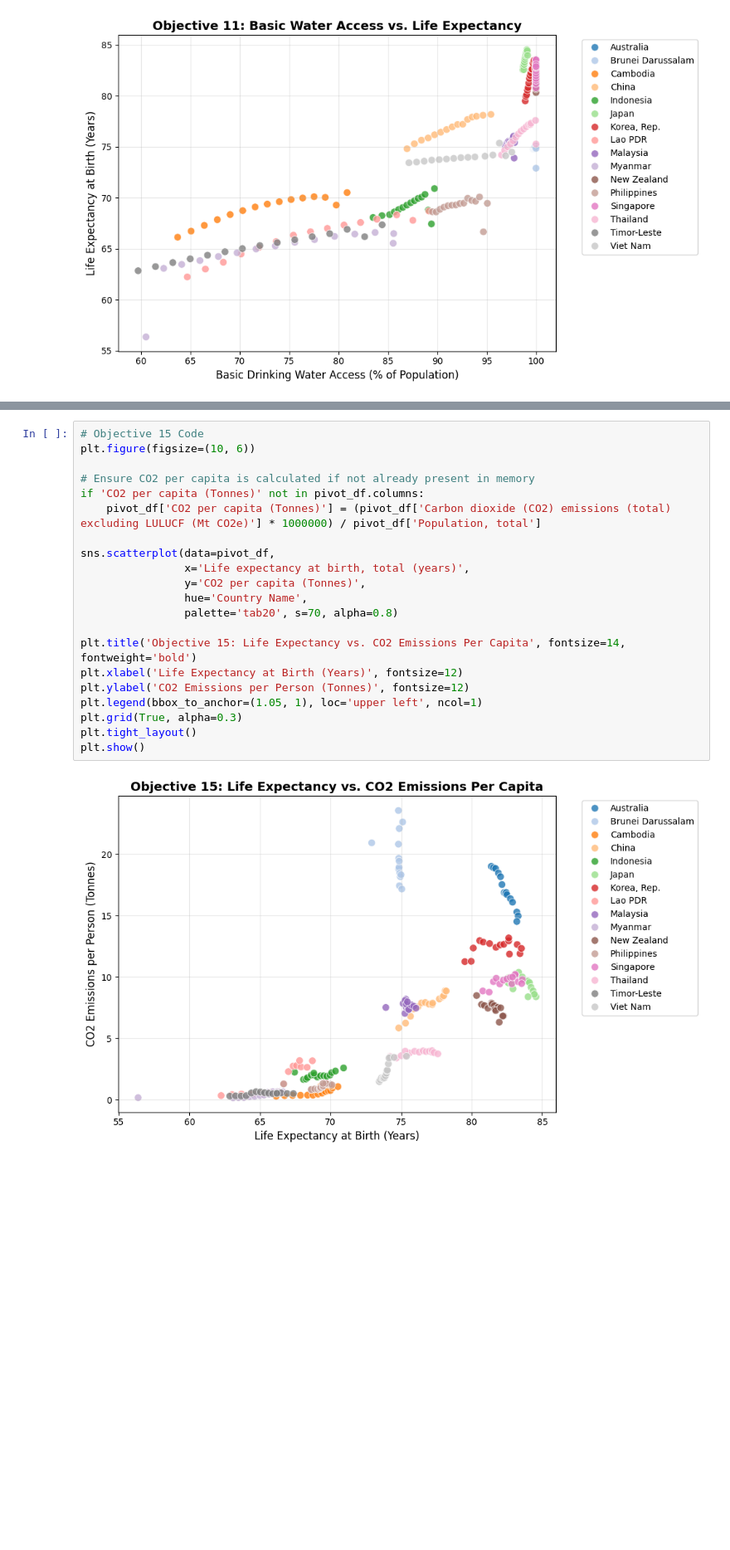
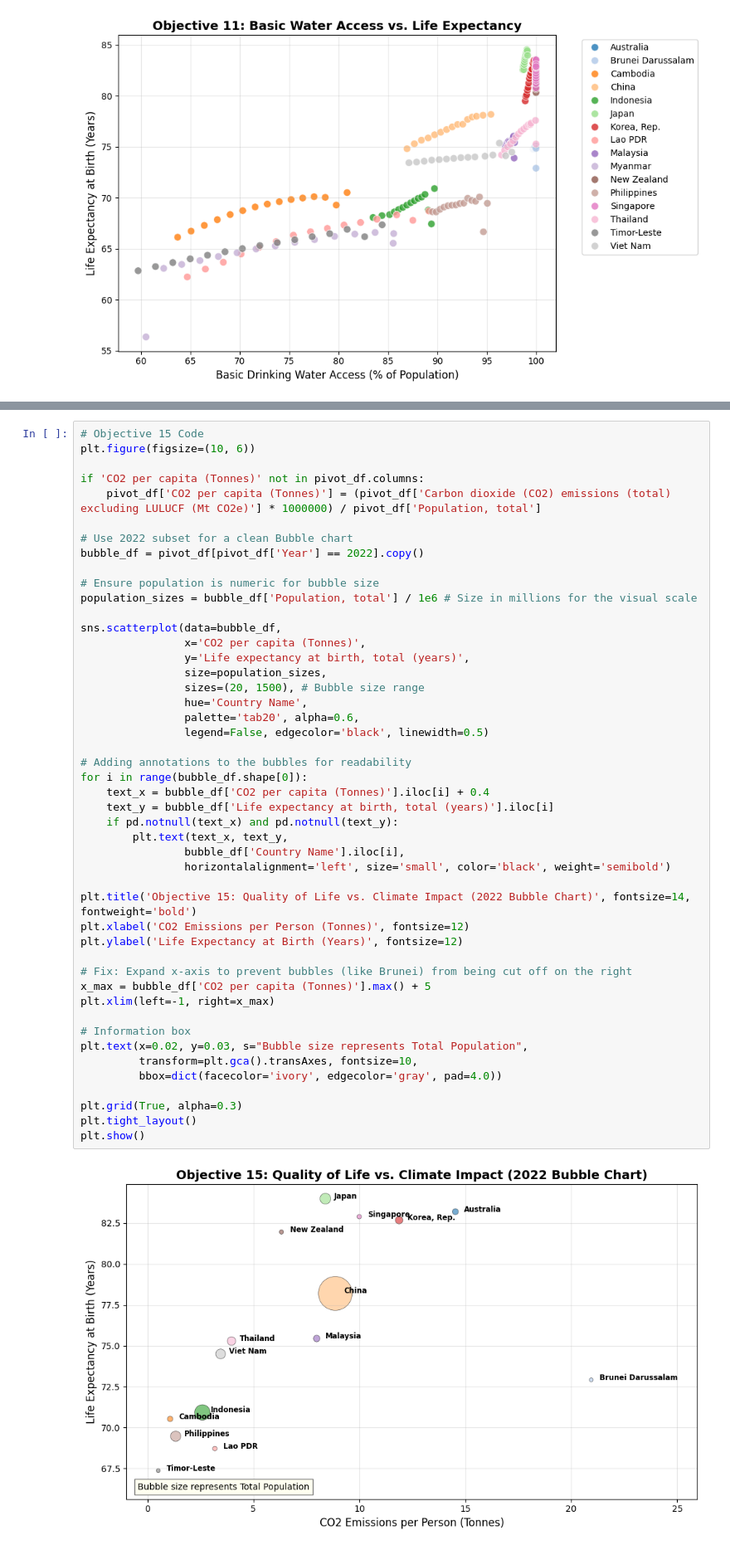
Before and after one commit to ThomasdeCarpio/DV-Lab02, a Jupyter notebook: visualize.ipynb, the cells around one changed output, grey strips where cells are left out. Shown at 83% size. Saved outputs shown, nothing was run; the diff lists cells and outputs as text; blank space fills up the shorter version.

```diff
--- a/visualize.ipynb
+++ b/visualize.ipynb
@@ -902,25 +1000,51 @@ plt.show()
 # %%
 # Objective 15 Code
 plt.figure(figsize=(10, 6))
 
-# Ensure CO2 per capita is calculated if not already present in memory
 if 'CO2 per capita (Tonnes)' not in pivot_df.columns:
     pivot_df['CO2 per capita (Tonnes)'] = (pivot_df['Carbon dioxide (CO2) emissions (total) excluding LULUCF (Mt CO2e)'] * 1000000) / pivot_df['Population, total']
 
-sns.scatterplot(data=pivot_df,
-                x='Life expectancy at birth, total (years)',
-                y='CO2 per capita (Tonnes)',
+# Use 2022 subset for a clean Bubble chart
+bubble_df = pivot_df[pivot_df['Year'] == 2022].copy()
+
+# Ensure population is numeric for bubble size
+population_sizes = bubble_df['Population, total'] / 1e6 # Size in millions for the visual scale
+
+sns.scatterplot(data=bubble_df,
+                x='CO2 per capita (Tonnes)',
+                y='Life expectancy at birth, total (years)',
+                size=population_sizes,
+                sizes=(20, 1500), # Bubble size range
                 hue='Country Name',
-                palette='tab20', s=70, alpha=0.8)
+                palette='tab20', alpha=0.6,
+                legend=False, edgecolor='black', linewidth=0.5)
 
-plt.title('Objective 15: Life Expectancy vs. CO2 Emissions Per Capita', fontsize=14, fontweight='bold')
-plt.xlabel('Life Expectancy at Birth (Years)', fontsize=12)
-plt.ylabel('CO2 Emissions per Person (Tonnes)', fontsize=12)
-plt.legend(bbox_to_anchor=(1.05, 1), loc='upper left', ncol=1)
+# Adding annotations to the bubbles for readability
+for i in range(bubble_df.shape[0]):
+    text_x = bubble_df['CO2 per capita (Tonnes)'].iloc[i] + 0.4
+    text_y = bubble_df['Life expectancy at birth, total (years)'].iloc[i]
+    if pd.notnull(text_x) and pd.notnull(text_y):
+        plt.text(text_x, text_y,
+                bubble_df['Country Name'].iloc[i],
+                horizontalalignment='left', size='small', color='black', weight='semibold')
+
+plt.title('Objective 15: Quality of Life vs. Climate Impact (2022 Bubble Chart)', fontsize=14, fontweight='bold')
+plt.xlabel('CO2 Emissions per Person (Tonnes)', fontsize=12)
+plt.ylabel('Life Expectancy at Birth (Years)', fontsize=12)
+
+# Fix: Expand x-axis to prevent bubbles (like Brunei) from being cut off on the right
+x_max = bubble_df['CO2 per capita (Tonnes)'].max() + 5
+plt.xlim(left=-1, right=x_max)
+
+# Information box
+plt.text(x=0.02, y=0.03, s="Bubble size represents Total Population",
+         transform=plt.gca().transAxes, fontsize=10,
+         bbox=dict(facecolor='ivory', edgecolor='gray', pad=4.0))
+
 plt.grid(True, alpha=0.3)
 plt.tight_layout()
 plt.show()
 # %% [output]
-[figure, old version]
+[figure, new version]
 # %% [markdown]
 **Analysis & Conclusion (Objective 15):**
```
Also changed, not shown: parts of 53 cells of this notebook.
